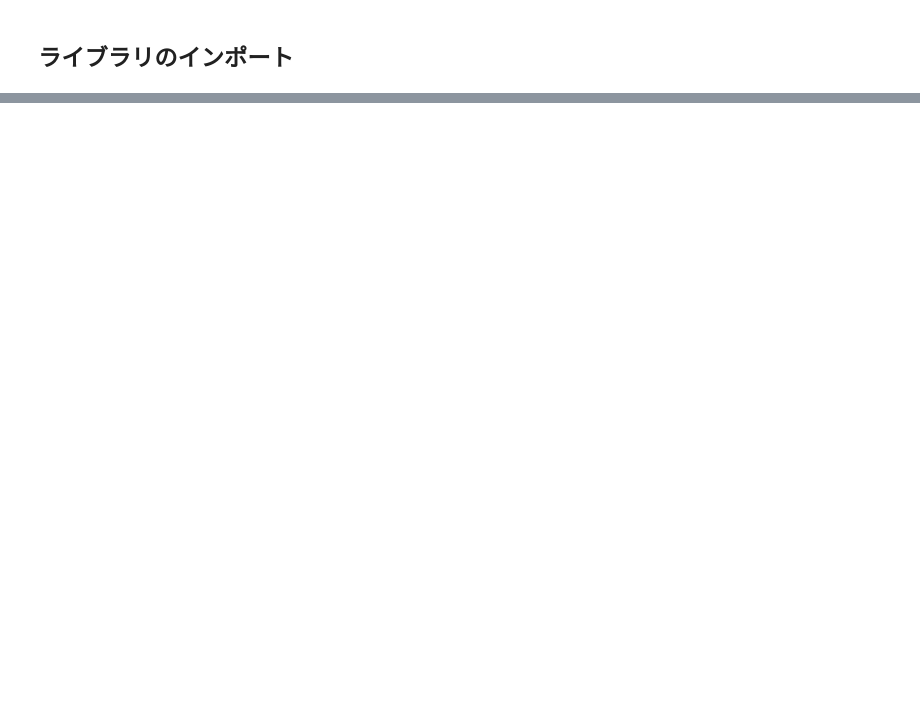
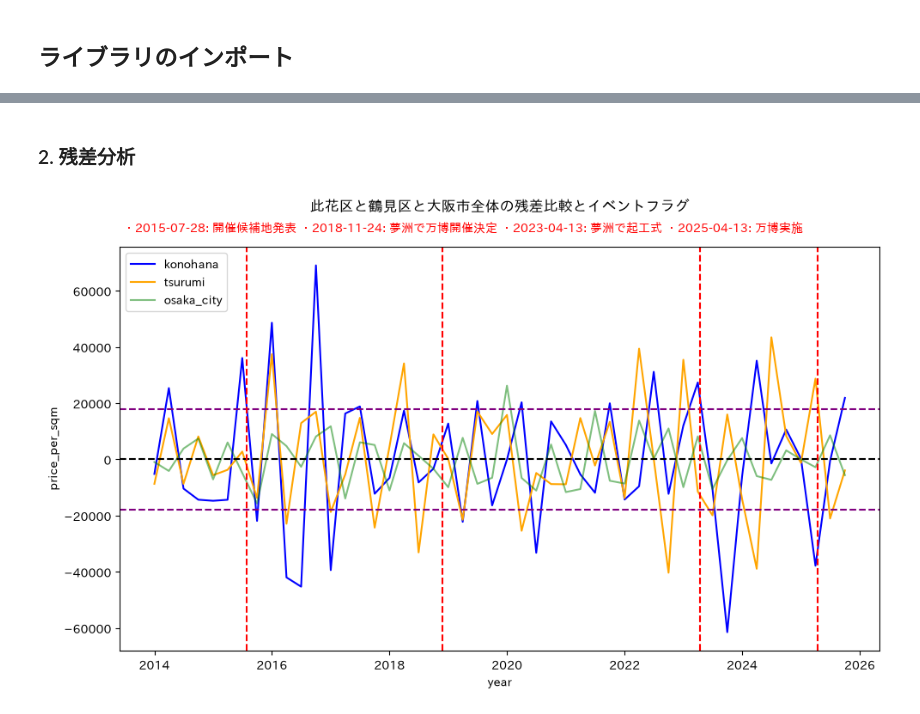
Before and after one commit to shoki-umezu-dev/mlit_property_price_prediction, a Jupyter notebook: notebooks/01_eda.ipynb, the cells around one changed output, grey strips where cells are left out. Cells and saved outputs as stored; diff of their text form; code cells hidden in the pictures; blank space fills up the shorter version.

```diff
--- a/notebooks/01_eda.ipynb
+++ b/notebooks/01_eda.ipynb
@@ -97,0 +310,43 @@ dtype: int64
+# %% [markdown]
+### 2. 残差分析
+# %%
+# 各STLオブジェクトから残差（resid）を取り出す
+konohana_resid = result_konohana.resid
+tsurumi_resid = result_tsurumi.resid
+all_resid = result_all.resid
+
+# しきい値（1.96σ）を計算する（ここでは大阪市全体（all_resid）を基準に計算するのが綺麗です）
+sigma = all_resid.std()
+upper_limit = 1.96 * sigma
+lower_limit = -1.96 * sigma
+
+# グラフの箱（fig, ax）を作る
+fig, ax = plt.subplots(1, 1, figsize=(10, 6))
+
+# 此花区と鶴見区と大阪市の残差を色分けして重ねて描画
+ax.plot(konohana_resid.index, konohana_resid.values, color='blue', label='konohana')
+ax.plot(tsurumi_resid.index, tsurumi_resid.values, color='orange', label='tsurumi')
+ax.plot(all_resid.index, all_resid.values, color='green', label='osaka_city', alpha=0.5)
+ax.set_title("此花区と鶴見区と大阪市全体の残差比較とイベントフラグ", pad=30)
+
+# y=0の基準線と閾値の線を引く
+ax.axhline(y=0, color='black', linestyle='--')
+ax.axhline(y=upper_limit, color='purple', linestyle='--')
+ax.axhline(y=lower_limit, color='purple', linestyle='--')
+
+# イベントが起こったタイミングに赤線を引く
+y_list = ['2015-07-28', '2018-11-24', '2023-04-13', '2025-04-13']
+for y in y_list:
+    ax.axvline(x=pd.Timestamp(ts_input=y), color='red', linestyle='--')
+
+# 赤線の中身の説明を追加
+event_text = "・2015-07-28: 開催候補地発表 ・2018-11-24: 夢洲で万博開催決定 ・2023-04-13: 夢洲で起工式 ・2025-04-13: 万博実施"
+fig.text(x=0.5, y=0.91, s=event_text, ha='center', color='red')
+
+ax.set_xlabel('year')
+ax.set_ylabel('price_per_sqm')
+plt.tight_layout()
+ax.legend()
+plt.show()
+# %% [output]
+[figure, added]
```
Also changed, not shown: parts of 45 cells of this notebook, 21 other files.
